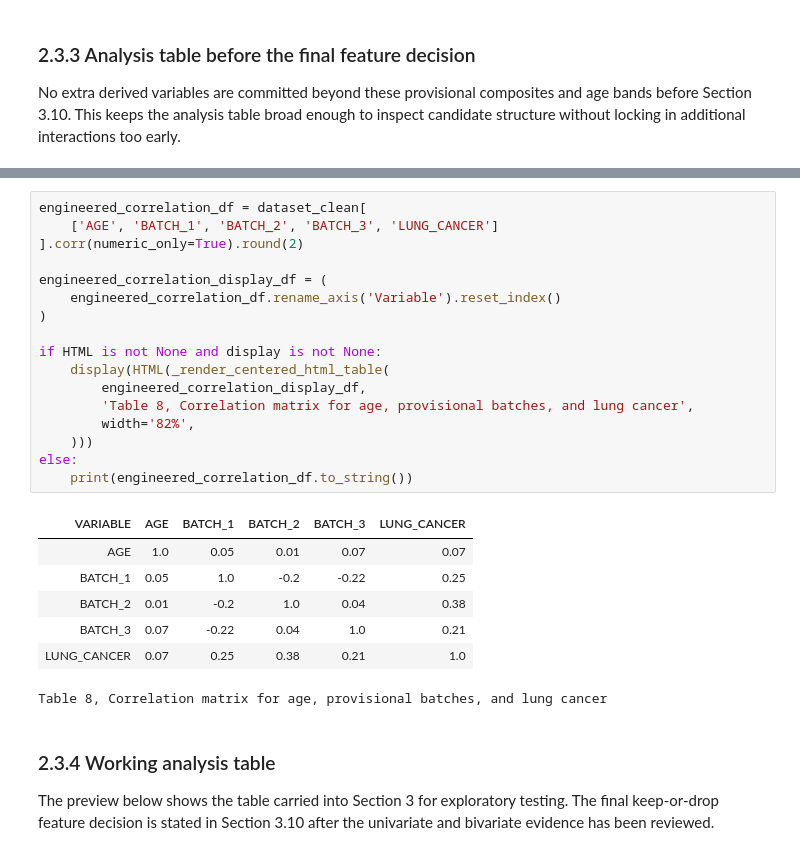
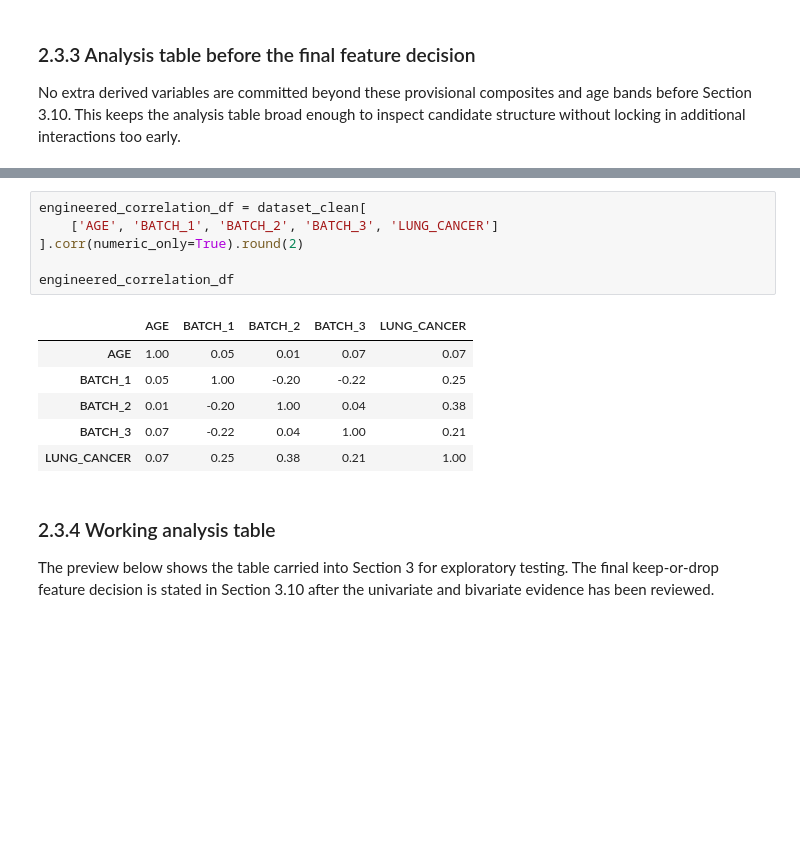
Before and after one commit to JoeShade/groupProject, a Jupyter notebook: blankTemplate.ipynb, the cells around one changed output, grey strips where cells are left out. Cells and saved outputs as stored; diff of their text form; blank space fills up the shorter version.

```diff
--- a/blankTemplate.ipynb
+++ b/blankTemplate.ipynb
@@ -565,28 +620,16 @@ Table 7, Provisional batch means by lung cancer outcome
 # %%
 engineered_correlation_df = dataset_clean[
     ['AGE', 'BATCH_1', 'BATCH_2', 'BATCH_3', 'LUNG_CANCER']
 ].corr(numeric_only=True).round(2)
 
-engineered_correlation_display_df = (
-    engineered_correlation_df.rename_axis('Variable').reset_index()
-)
-
-if HTML is not None and display is not None:
-    display(HTML(_render_centered_html_table(
-        engineered_correlation_display_df,
-        'Table 8, Correlation matrix for age, provisional batches, and lung cancer',
-        width='82%',
-    )))
-else:
-    print(engineered_correlation_df.to_string())
+engineered_correlation_df
 # %% [output]
-| VARIABLE | AGE | BATCH_1 | BATCH_2 | BATCH_3 | LUNG_CANCER |
-| AGE | 1.0 | 0.05 | 0.01 | 0.07 | 0.07 |
-| BATCH_1 | 0.05 | 1.0 | -0.2 | -0.22 | 0.25 |
-| BATCH_2 | 0.01 | -0.2 | 1.0 | 0.04 | 0.38 |
-| BATCH_3 | 0.07 | -0.22 | 0.04 | 1.0 | 0.21 |
-| LUNG_CANCER | 0.07 | 0.25 | 0.38 | 0.21 | 1.0 |
+|  | AGE | BATCH_1 | BATCH_2 | BATCH_3 | LUNG_CANCER |
+| AGE | 1.00 | 0.05 | 0.01 | 0.07 | 0.07 |
+| BATCH_1 | 0.05 | 1.00 | -0.20 | -0.22 | 0.25 |
+| BATCH_2 | 0.01 | -0.20 | 1.00 | 0.04 | 0.38 |
+| BATCH_3 | 0.07 | -0.22 | 0.04 | 1.00 | 0.21 |
+| LUNG_CANCER | 0.07 | 0.25 | 0.38 | 0.21 | 1.00 |
-Table 8, Correlation matrix for age, provisional batches, and lung cancer
 # %% [markdown]
 ### 2.3.4 Working analysis table
 The preview below shows the table carried into Section 3 for exploratory testing. The final keep-or-drop feature decision is stated in Section 3.10 after the univariate and bivariate evidence has been reviewed.
```
Also changed, not shown: parts of 14 cells of this notebook.
